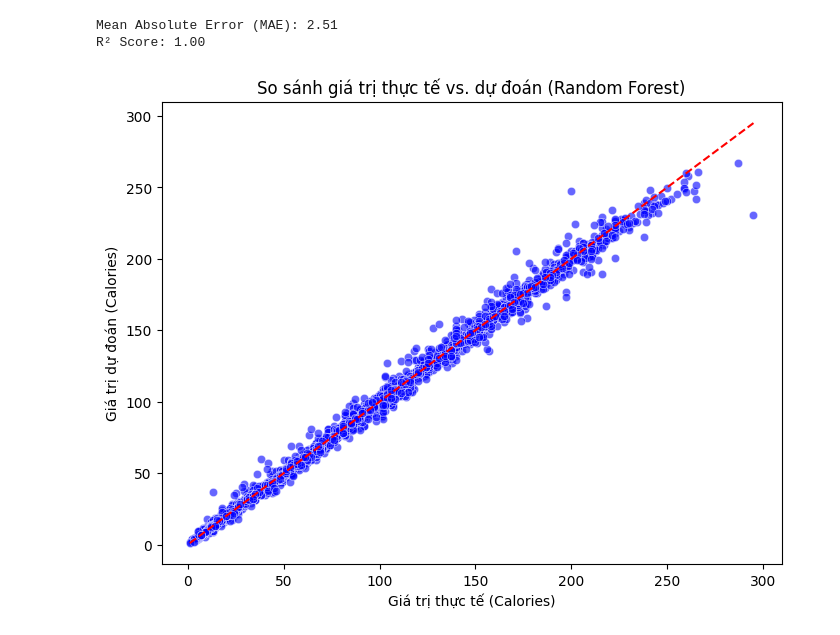
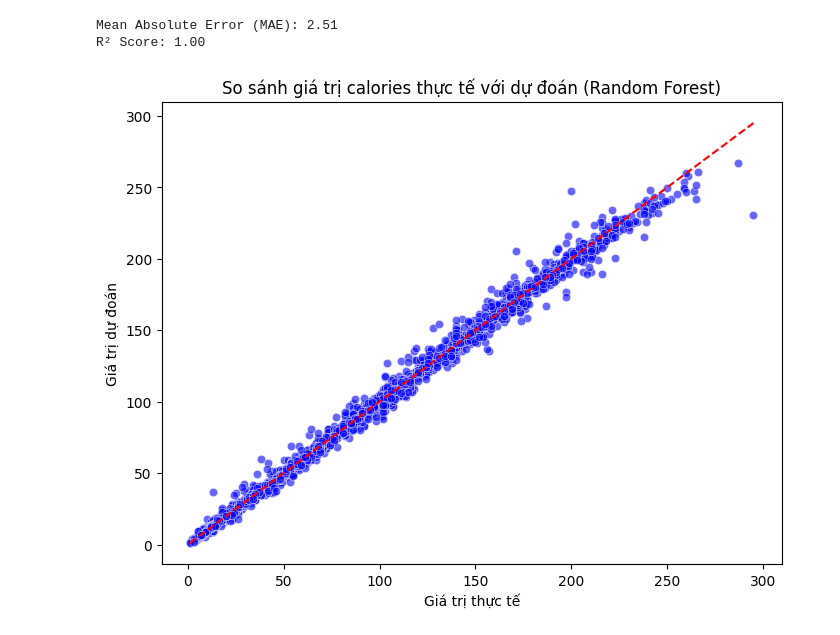
Before and after one commit to NathanNguyen411/Calo_predict, a Jupyter notebook: Calo_predict.ipynb, the cells around one changed output. Cells and saved outputs as stored; diff of their text form; code cells hidden in the pictures.

```diff
--- a/Calo_predict.ipynb
+++ b/Calo_predict.ipynb
@@ -215,17 +207,17 @@ R² Score: 1.00
 # %%
 # Vẽ biểu đồ scatter giữa giá trị thực tế và dự đoán
 plt.figure(figsize=(8,6))
 sns.scatterplot(x=y_test_opt, y=y_pred_rf, alpha=0.6, color="blue")
 
 # Vẽ đường y = x (đường dự đoán hoàn hảo)
 plt.plot([min(y_test_opt), max(y_test_opt)], [min(y_test_opt), max(y_test_opt)], '--', color='red')
 
 # Thiết lập tiêu đề và nhãn trục
-plt.xlabel("Giá trị thực tế (Calories)")
-plt.ylabel("Giá trị dự đoán (Calories)")
-plt.title("So sánh giá trị thực tế vs dự đoán (Random Forest)")
+plt.xlabel("Giá trị thực tế")
+plt.ylabel("Giá trị dự đoán")
+plt.title("So sánh giá trị calories thực tế với dự đoán (Random Forest)")
 
 # Hiển thị biểu đồ
 plt.show()
 # %% [output]
-[figure, old version]
+[figure, new version]
```
Also changed, not shown: parts of 3 cells of this notebook.
